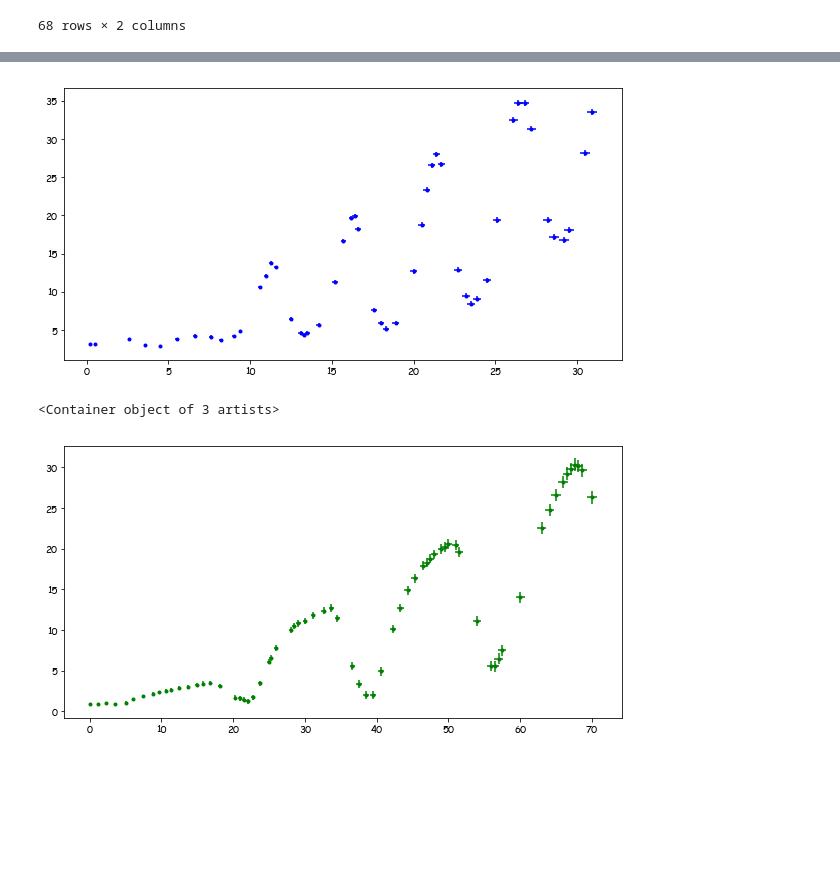
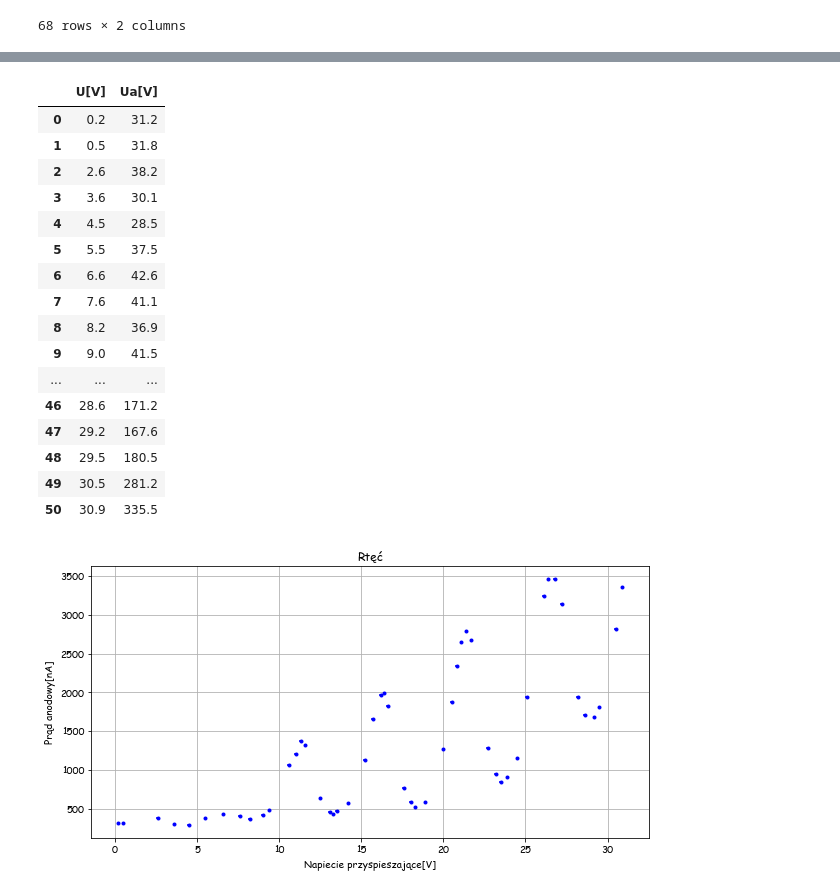
Before and after one commit to MarikinPaulina/LabFiz1, a Jupyter notebook: 06-45-Franc-Hertz/Franc-Hertz.ipynb, the cells around one changed output, grey strips where cells are left out. Saved outputs shown, nothing was run; the diff lists cells and outputs as text; code cells hidden in the pictures; blank space fills up the shorter version.

```diff
--- a/06-45-Franc-Hertz/Franc-Hertz.ipynb
+++ b/06-45-Franc-Hertz/Franc-Hertz.ipynb
@@ -53,11 +64,35 @@ print(Neon.to_latex())
+# %%
+Rtecka=Rtec
+Rtecka['Ua[V]']*=10
+Rtecka
+# %% [output]
+|  | U[V] | Ua[V] |
+| 0 | 0.2 | 31.2 |
+| 1 | 0.5 | 31.8 |
+| 2 | 2.6 | 38.2 |
+| 3 | 3.6 | 30.1 |
+| 4 | 4.5 | 28.5 |
+| 5 | 5.5 | 37.5 |
+| 6 | 6.6 | 42.6 |
+| 7 | 7.6 | 41.1 |
+| 8 | 8.2 | 36.9 |
+| 9 | 9.0 | 41.5 |
+| ... | ... | ... |
+| 46 | 28.6 | 171.2 |
+| 47 | 29.2 | 167.6 |
+| 48 | 29.5 | 180.5 |
+| 49 | 30.5 | 281.2 |
+| 50 | 30.9 | 335.5 |
 # %%
 klasa = 0.01
 plt.figure(figsize=(10,5))
-plt.errorbar(Rtec['U[V]'],Rtec['Ua[V]'],klasa*Rtec['U[V]']+0.1,klasa*Rtec['U[V]']+0.01,'b.')
+plt.errorbar(Rtec['U[V]'],Rtec['Ua[V]']*10,2,0.1,'b.')#klasa*Rtec['U[V]']+0.1,klasa*Rtec['U[V]']+0.01,'b.')
+plt.grid(); plt.xlabel('Napiecie przyspieszające[V]'); plt.ylabel('Prąd anodowy[nA]'); plt.title('Rtęć')
+plt.savefig('rtec.png')
 plt.show()
-plt.figure(figsize=(10,5))
-plt.errorbar(Neon['U[V]'],Neon['Ua[V]'],klasa*Neon['U[V]']+0.1,klasa*Neon['U[V]']+0.01,'g.')
+# plt.figure(figsize=(10,5))
+# plt.errorbar(Neon['U[V]'],Neon['Ua[V]']*10,2,0.1,'g.')#klasa*Neon['U[V]']+0.1,klasa*Neon['U[V]']+0.01,'g.')
+# plt.grid(); plt.xlabel('Napiecie przyspieszające[V]'); plt.ylabel('Prąd anodowy[nA]'); plt.title('Neon')
+# plt.savefig('neon.png')
 # %% [output]
-[figure, old version]
+[figure, new version]
-<Container object of 3 artists>
-[figure, removed]
```
Also changed, not shown: parts of 3 cells of this notebook, 4 other files.
